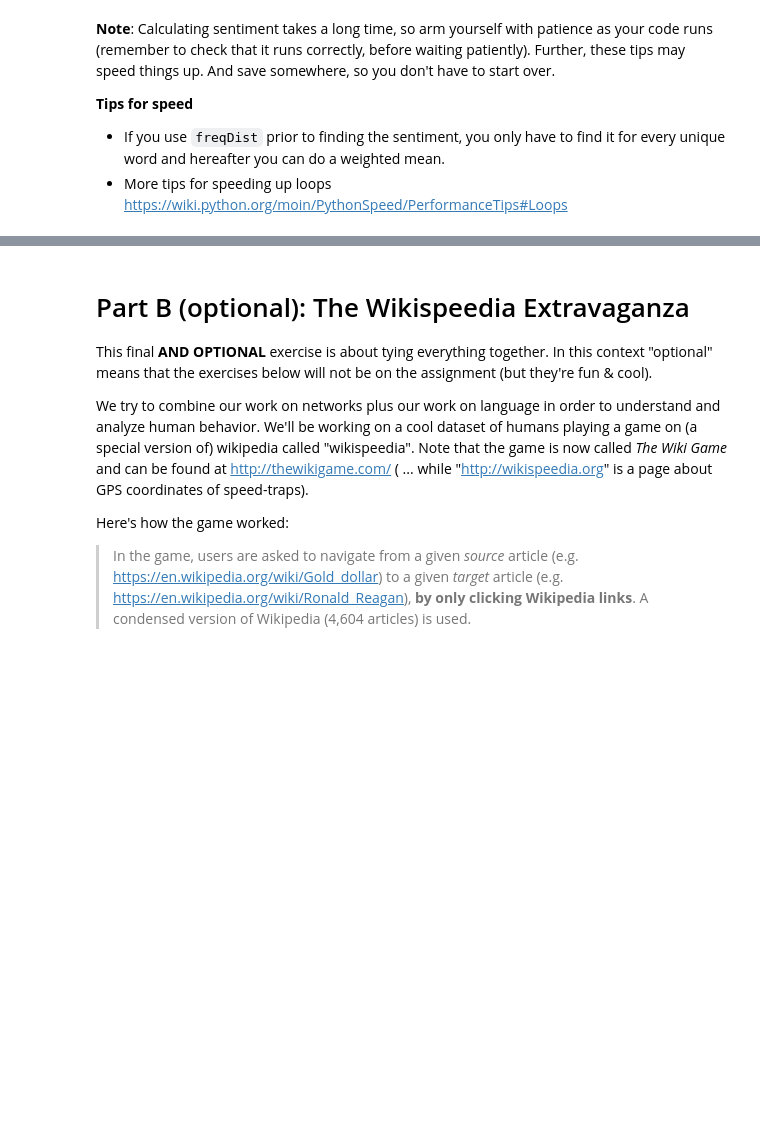
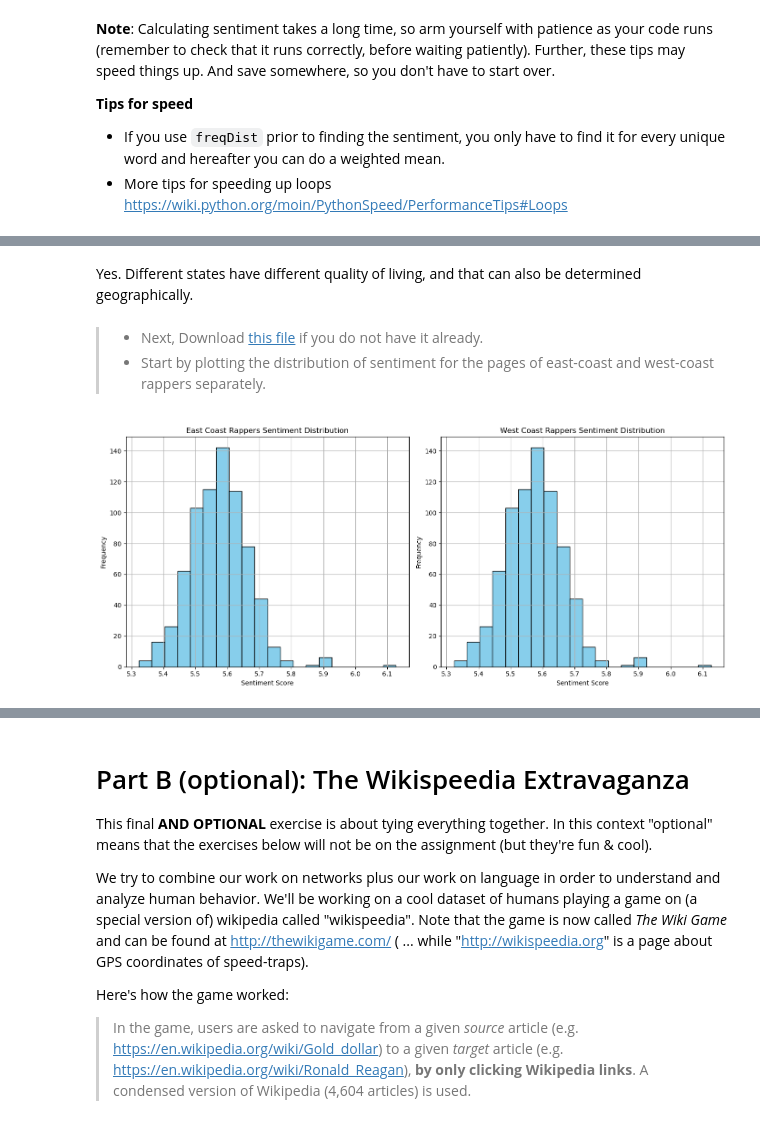
Before and after one commit to jereml99/socialgraphs2023, a Jupyter notebook: lectures/Madis/Week8.ipynb, the cells around one changed output, grey strips where cells are left out. Drawn from its saved outputs; the diff is of its cells as text; code cells hidden in the pictures; blank space fills up the shorter version.

```diff
--- a/lectures/Madis/Week8.ipynb
+++ b/lectures/Madis/Week8.ipynb
@@ -327,0 +318,39 @@ Comment: The "label shuffling technique" is incredibly useful. It may turn out t
+# %% [markdown]
+Yes. Different states have different quality of living, and that can also be determined geographically.
+# %% [markdown]
+> * Next, Download [this file](https://github.com/SocialComplexityLab/socialgraphs2023/edit/main/files/Rappers.csv) if you do not have it already.
+> * Start by plotting the distribution of sentiment for the pages of east-coast and west-coast rappers separately.
+# %%
+# Create subgraphs for East Coast and West Coast rappers
+east_coast_nodes = [n for n, attrs in rap_network.nodes(data=True) if attrs['coast'] == Coast.EAST_COAST]
+west_coast_nodes = [n for n, attrs in rap_network.nodes(data=True) if attrs['coast'] == Coast.WEST_COAST]
+
+east_coast_subgraph = rap_network.subgraph(east_coast_nodes)
+west_coast_subgraph = rap_network.subgraph(west_coast_nodes)
+
+# Plot histograms
+plt.figure(figsize=(14, 6))
+
+plt.subplot(1, 2, 1)
+sentiments = [attrs['sentiment'] for _, attrs in rap_network.nodes(data=True)]
+
+plt.hist(sentiments, bins=20, color='skyblue', edgecolor='black')
+
+plt.title("East Coast Rappers Sentiment Distribution")
+plt.xlabel("Sentiment Score")
+plt.ylabel("Frequency")
+plt.grid(True)
+
+plt.subplot(1, 2, 2)
+
+plt.hist(sentiments, bins=20, color='skyblue', edgecolor='black')
+
+plt.title("West Coast Rappers Sentiment Distribution")
+plt.xlabel("Sentiment Score")
+plt.ylabel("Frequency")
+plt.grid(True)
+
+plt.tight_layout()
+plt.show()
+# %% [output]
+[figure, added]
```
Also changed, not shown: parts of 10 cells of this notebook.
